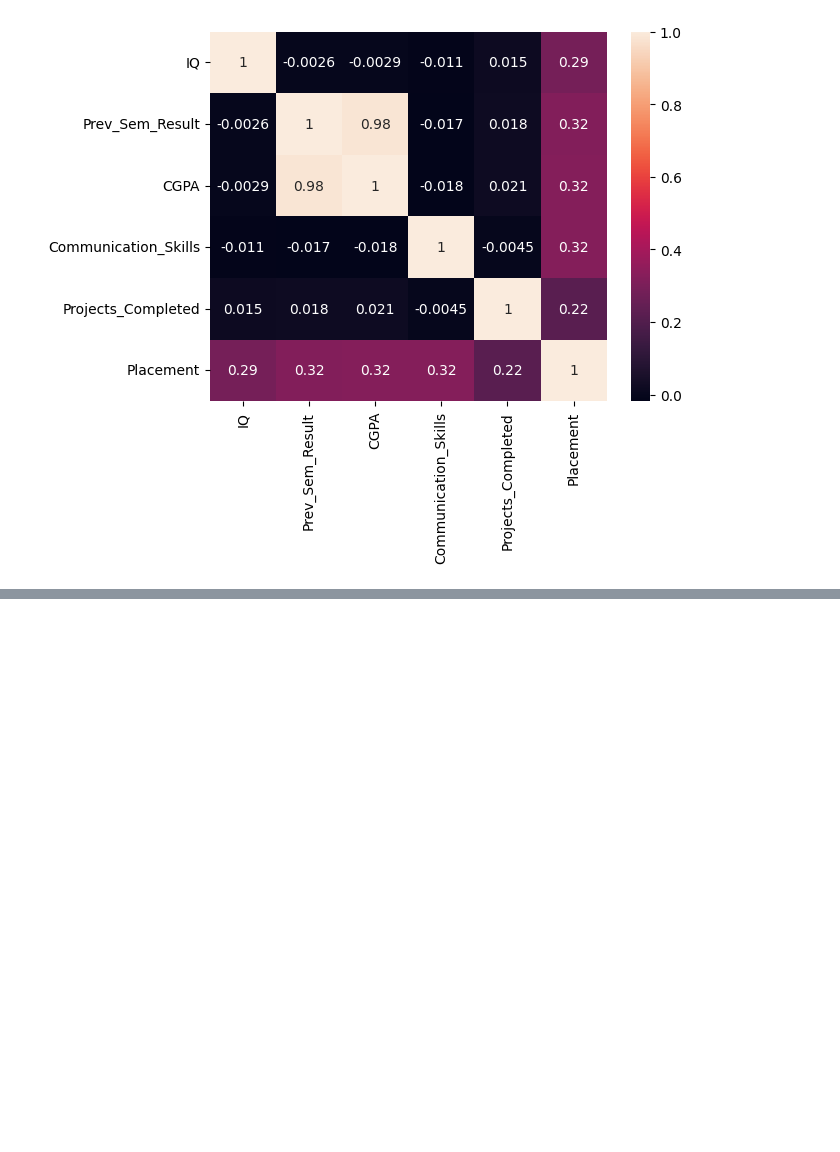
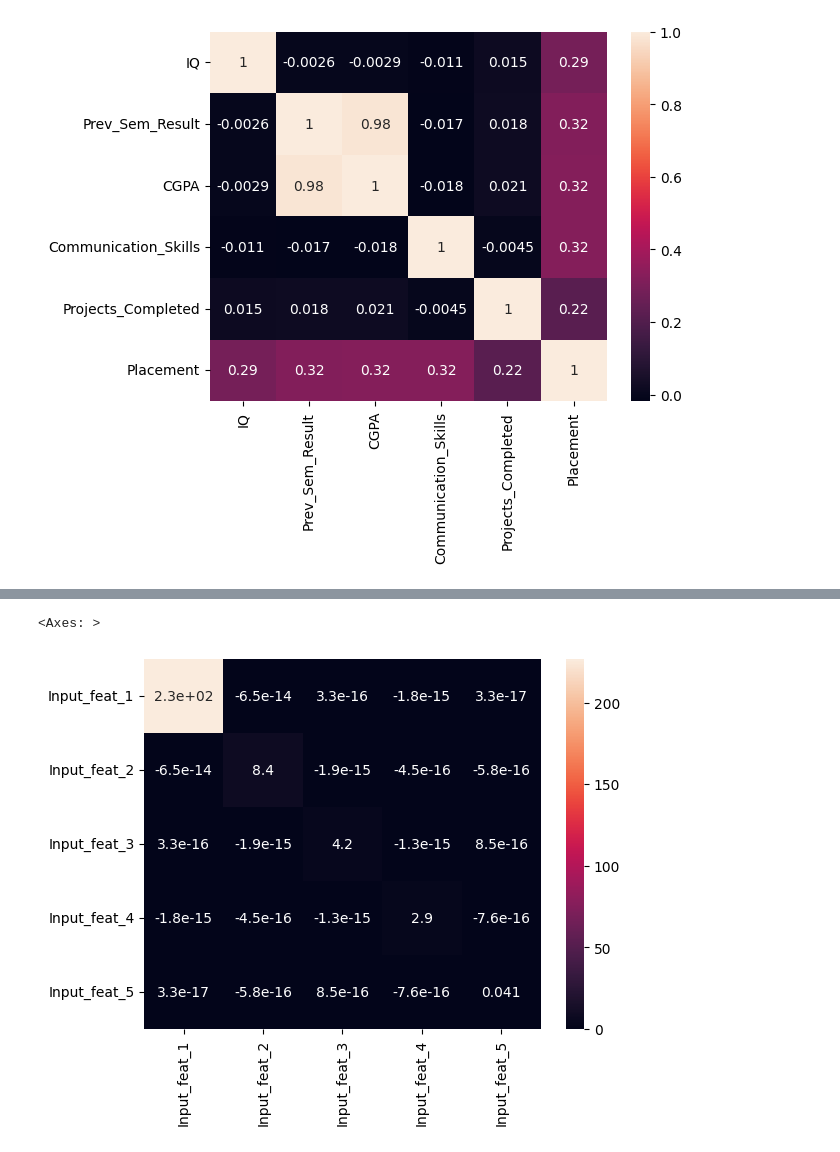
Before and after one commit to Arinjai-gupt/DS-Project-1, a Jupyter notebook: ds-project-1.ipynb, the cells around one changed output, grey strips where cells are left out. Cells and saved outputs as stored; diff of their text form; code cells hidden in the pictures; blank space fills up the shorter version.

```diff
--- a/ds-project-1.ipynb
+++ b/ds-project-1.ipynb
@@ -123,0 +204,3 @@ sns.heatmap(feature_selected_data.corr(), annot=True)
+# %%
+new_features = pd.DataFrame(data = new_X ,
+                            columns = ["Input_feat_1","Input_feat_2","Input_feat_3","Input_feat_4","Input_feat_5"])
@@ -123,0 +223,5 @@ sns.heatmap(feature_selected_data.corr(), annot=True)
+# %%
+sns.heatmap(new_features.cov(), annot = True)
+# %% [output]
+<Axes: >
+[figure, added]
```
Also changed, not shown: parts of 15 cells of this notebook.
